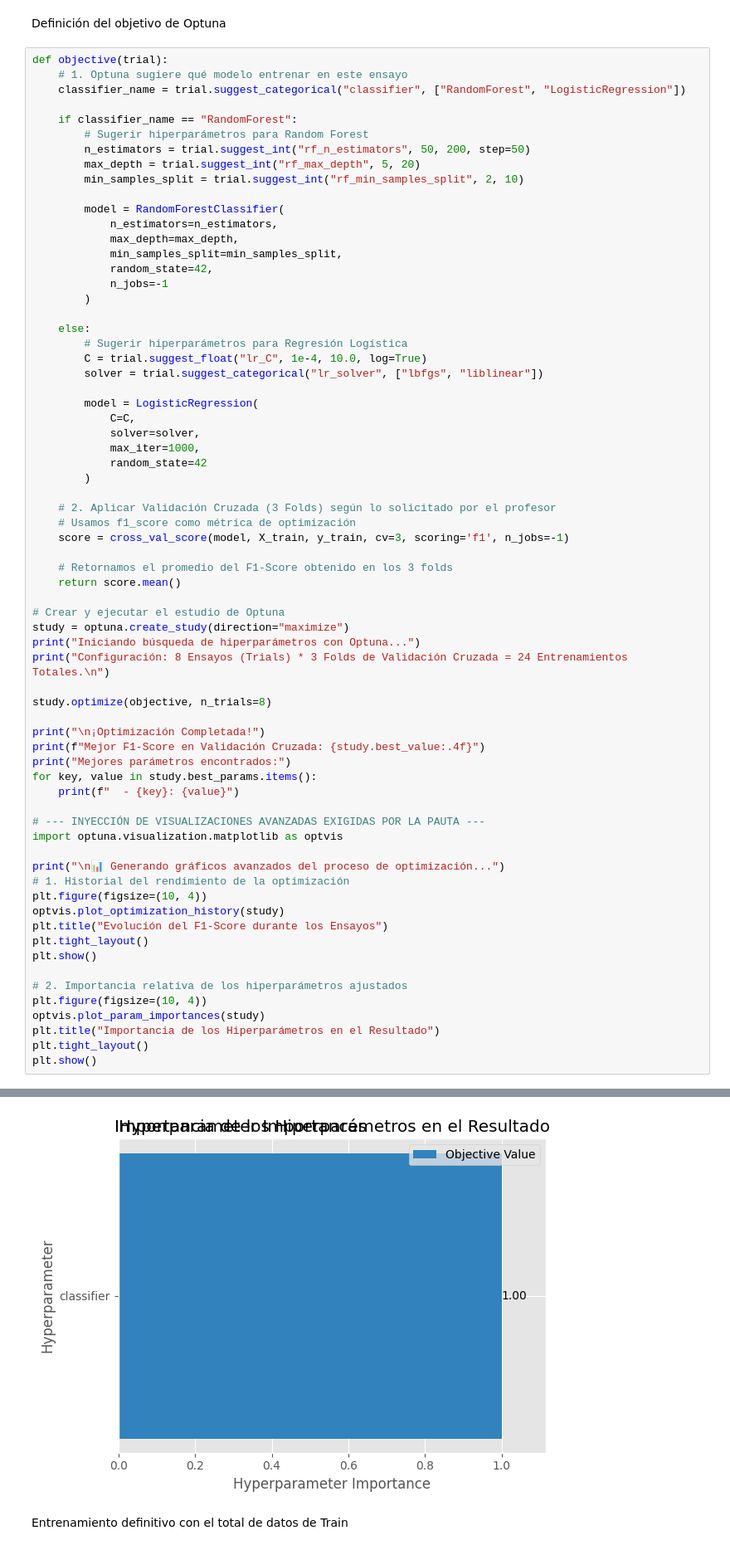
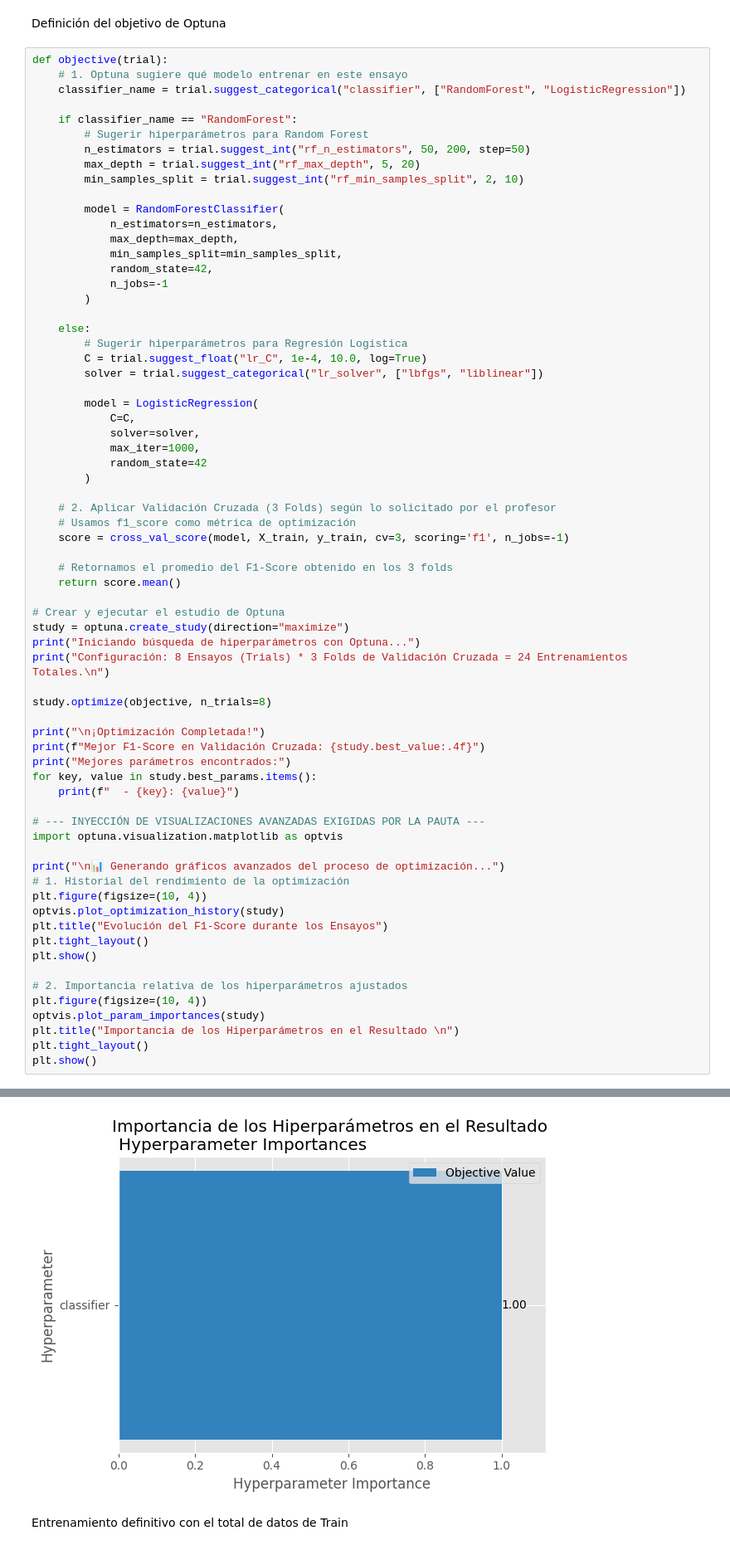
Before and after one commit to Lucem-nacho/Proyecto_semestral_PCD, a Jupyter notebook: notebooks/02_supervised_modeling.ipynb, the cells around one changed output, grey strips where cells are left out. Shown at 83% size. Saved outputs shown, nothing was run; the diff lists cells and outputs as text.

```diff
--- a/notebooks/02_supervised_modeling.ipynb
+++ b/notebooks/02_supervised_modeling.ipynb
@@ -149,7 +149,7 @@ plt.show()
 # 2. Importancia relativa de los hiperparámetros ajustados
 plt.figure(figsize=(10, 4))
 optvis.plot_param_importances(study)
-plt.title("Importancia de los Hiperparámetros en el Resultado")
+plt.title("Importancia de los Hiperparámetros en el Resultado \n")
 plt.tight_layout()
 plt.show()
 # %% [output]
@@ -170,5 +170,5 @@ Mejores parámetros encontrados:
 <Figure size 1000x400 with 0 Axes>
-[figure, old version]
+[figure, new version]
 # %% [markdown]
 Entrenamiento definitivo con el total de datos de Train
 # %%
```
Also changed, not shown: parts of 2 cells of this notebook, 1 other file.
